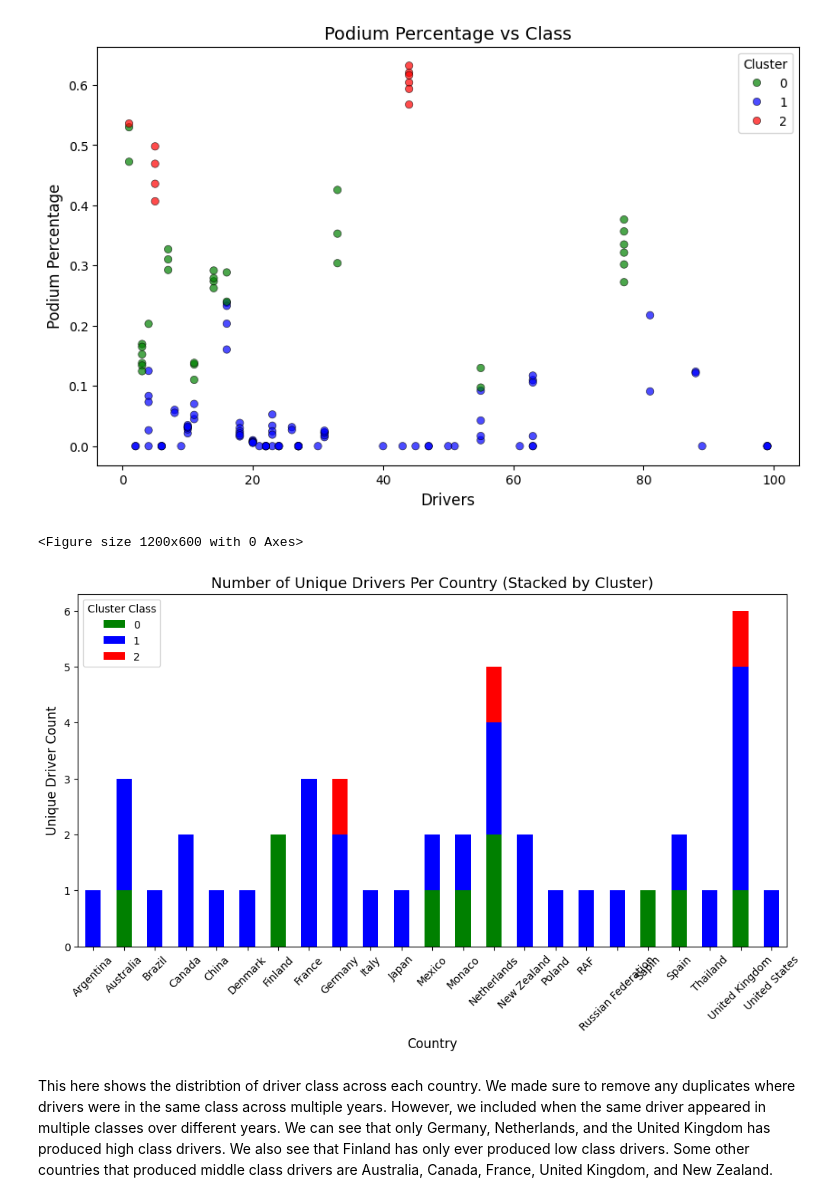
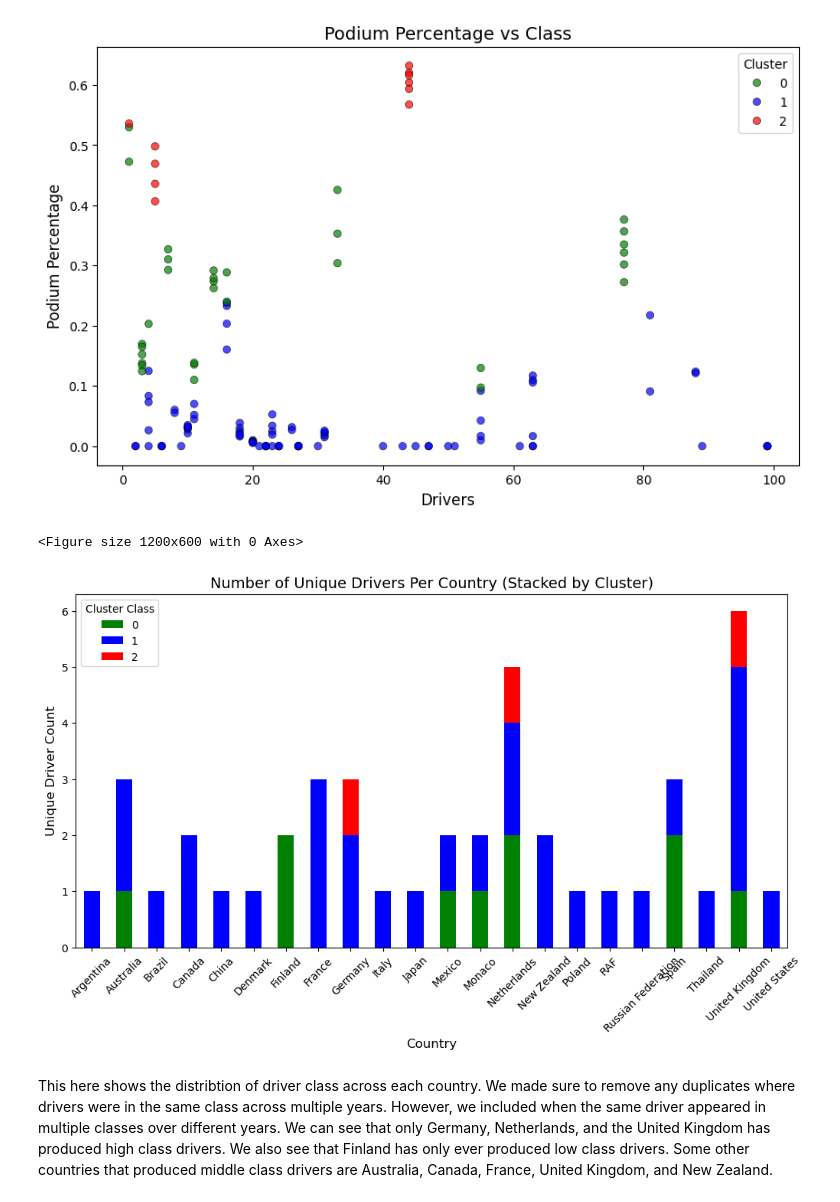
Before and after one commit to Dekamayaro/F1-Prediction-Project, a Jupyter notebook: project.ipynb, the cells around one changed output. Cells and saved outputs as stored; diff of their text form; code cells hidden in the pictures.

```diff
--- a/project.ipynb
+++ b/project.ipynb
@@ -387,32 +418,32 @@ plt.show()
 [figure]
 # %%
 # data cleaning to remove typo
-#all_drivers = all_drivers[all_drivers["Country"] != "Sapin"]
+cleaned_all_drivers = all_drivers[all_drivers["Country"] != "Sapin"]
 # Step 1: Remove duplicates only when both "Number" and "Cluster" match
-unique_drivers = all_drivers.drop_duplicates(subset=["Number", "Cluster"])
+unique_drivers = cleaned_all_drivers.drop_duplicates(subset=["Number", "Cluster"])
 
 # Step 2: Count unique drivers per country and per cluster
 country_cluster_counts = unique_drivers.groupby(["Country", "Cluster"]).size().unstack(fill_value=0)
 
 # Step 3: Plot stacked bar chart
 plt.figure(figsize=(12, 6))
 colors = {0: "green", 1: "blue", 2: "red"}  # Custom color mapping
 country_cluster_counts.plot(kind="bar", stacked=True,
                             color=[colors[c] for c in country_cluster_counts.columns],
                             figsize=(12, 6))
 
 # Labels and title
 plt.title("Number of Unique Drivers Per Country (Stacked by Cluster)", fontsize=14)
 plt.xlabel("Country", fontsize=12)
 plt.ylabel("Unique Driver Count", fontsize=12)
 plt.xticks(rotation=45)  # Rotate for readability
 plt.legend(title="Cluster Class")
 
 # Show the plot
 plt.show()
 # %% [output]
 <Figure size 1200x600 with 0 Axes>
-[figure, old version]
+[figure, new version]
 # %% [markdown]
 This here shows the distribtion of driver class across each country. We made sure to remove any duplicates where drivers were in the same class across multiple years. However, we included when the same driver appeared in multiple classes over different years. We can see that only Germany, Netherlands, and the United Kingdom has produced high class drivers. We also see that Finland has only ever produced low class drivers. Some other countries that produced middle class drivers are Australia, Canada, France, United Kingdom, and New Zealand.
 # %% [markdown]
```
Also changed, not shown: parts of 12 cells of this notebook.
